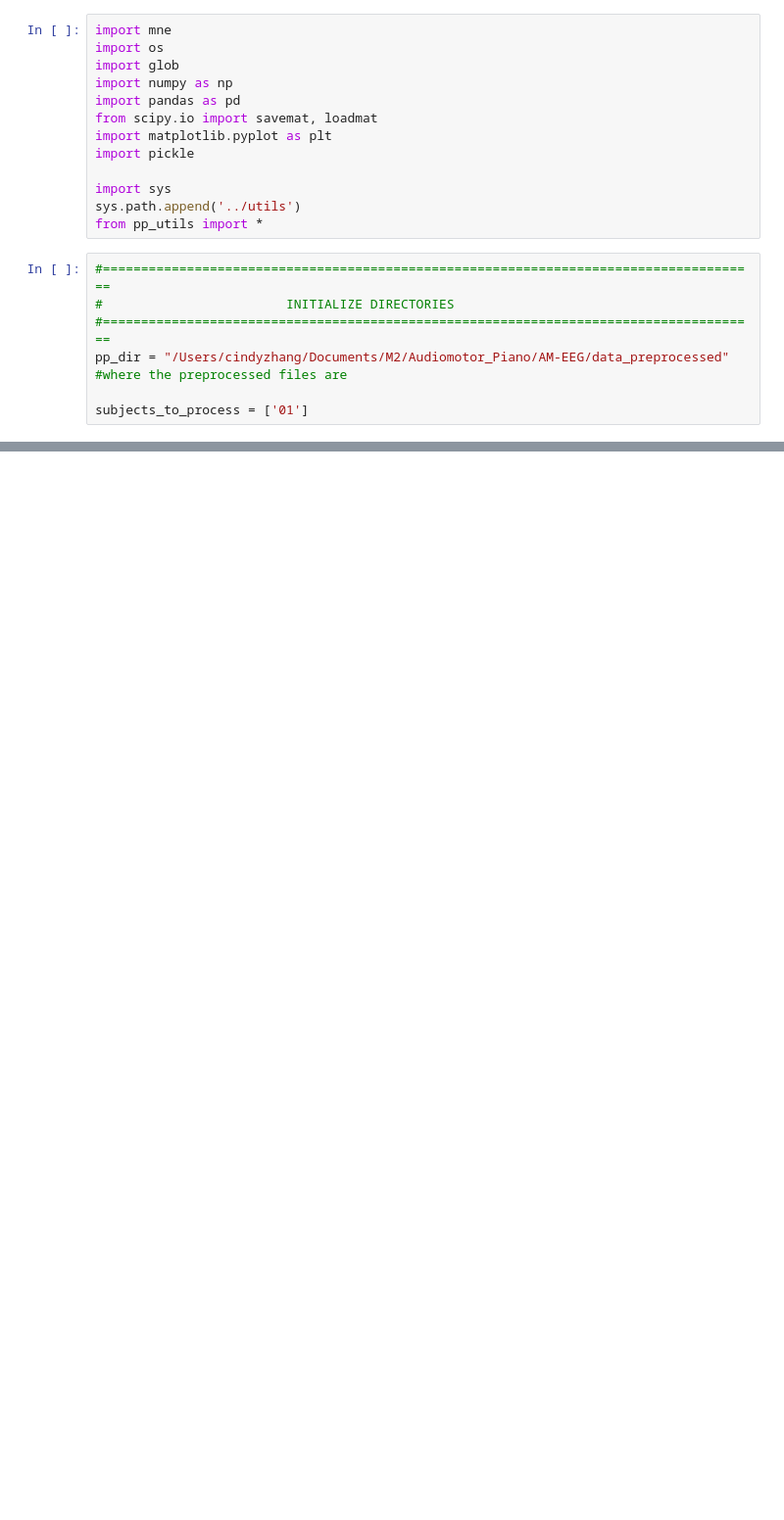
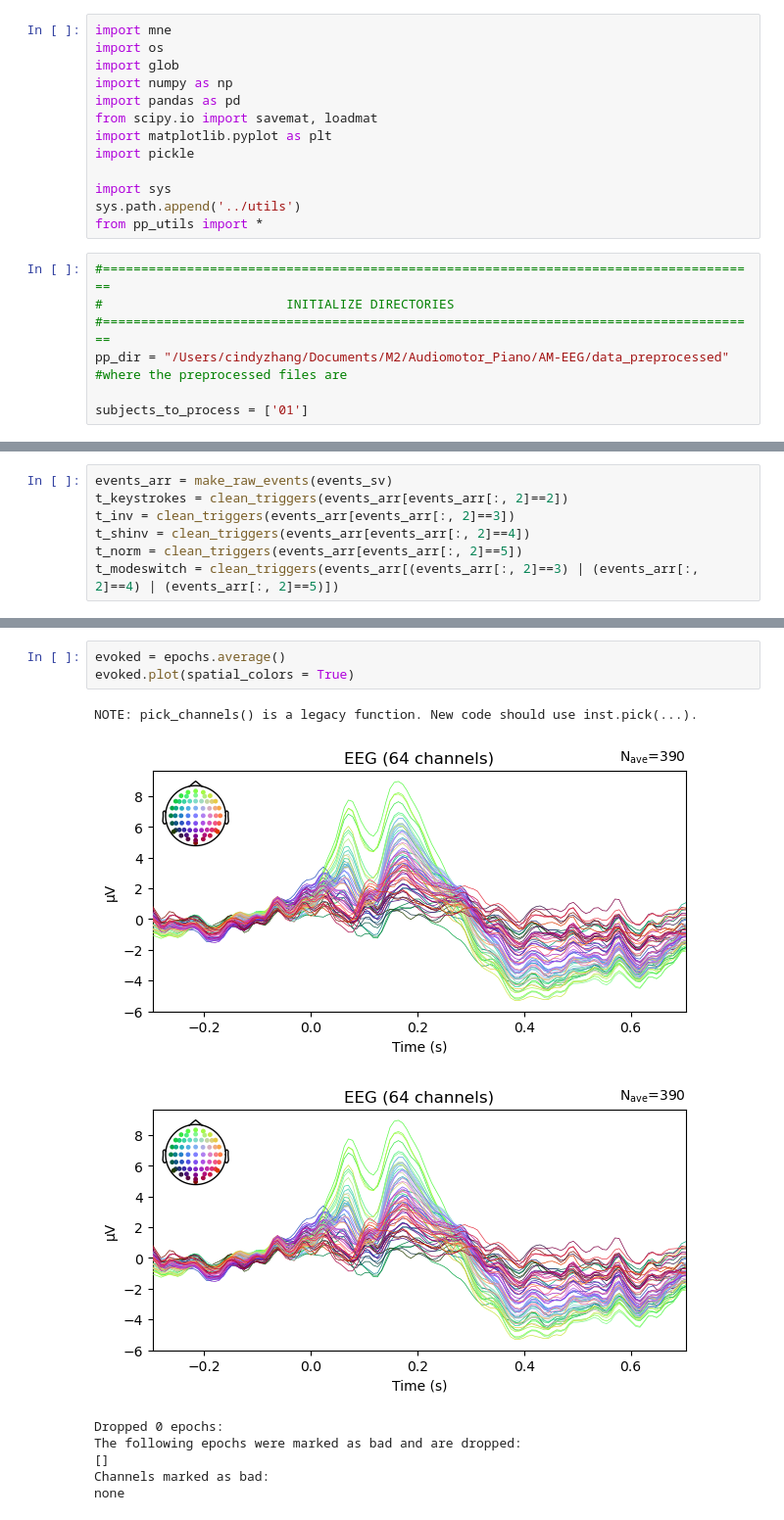
Before and after one commit to haiqin-zhang/AM-EEG, a Jupyter notebook: analysis_error/error_erp.ipynb, the cells around one changed output, grey strips where cells are left out. Shown at 98% size. Cells and saved outputs as stored; diff of their text form; blank space fills up the shorter version.

```diff
--- a/analysis_error/error_erp.ipynb
+++ b/analysis_error/error_erp.ipynb
@@ -72,0 +80,7 @@ Effective window size : 16.000 (s)
+# %%
+events_arr = make_raw_events(events_sv)
+t_keystrokes = clean_triggers(events_arr[events_arr[:, 2]==2])
+t_inv = clean_triggers(events_arr[events_arr[:, 2]==3])
+t_shinv = clean_triggers(events_arr[events_arr[:, 2]==4])
+t_norm = clean_triggers(events_arr[events_arr[:, 2]==5])
+t_modeswitch = clean_triggers(events_arr[(events_arr[:, 2]==3) | (events_arr[:, 2]==4) | (events_arr[:, 2]==5)])
@@ -72,0 +101,12 @@ Effective window size : 16.000 (s)
+# %%
+evoked = epochs.average()
+evoked.plot(spatial_colors = True)
+# %% [output]
+NOTE: pick_channels() is a legacy function. New code should use inst.pick(...).
+[figure, added]
+[figure, added]
+Dropped 0 epochs:
+The following epochs were marked as bad and are dropped:
+[]
+Channels marked as bad:
+none
```
Also changed, not shown: parts of 9 cells of this notebook, 3 other files.
